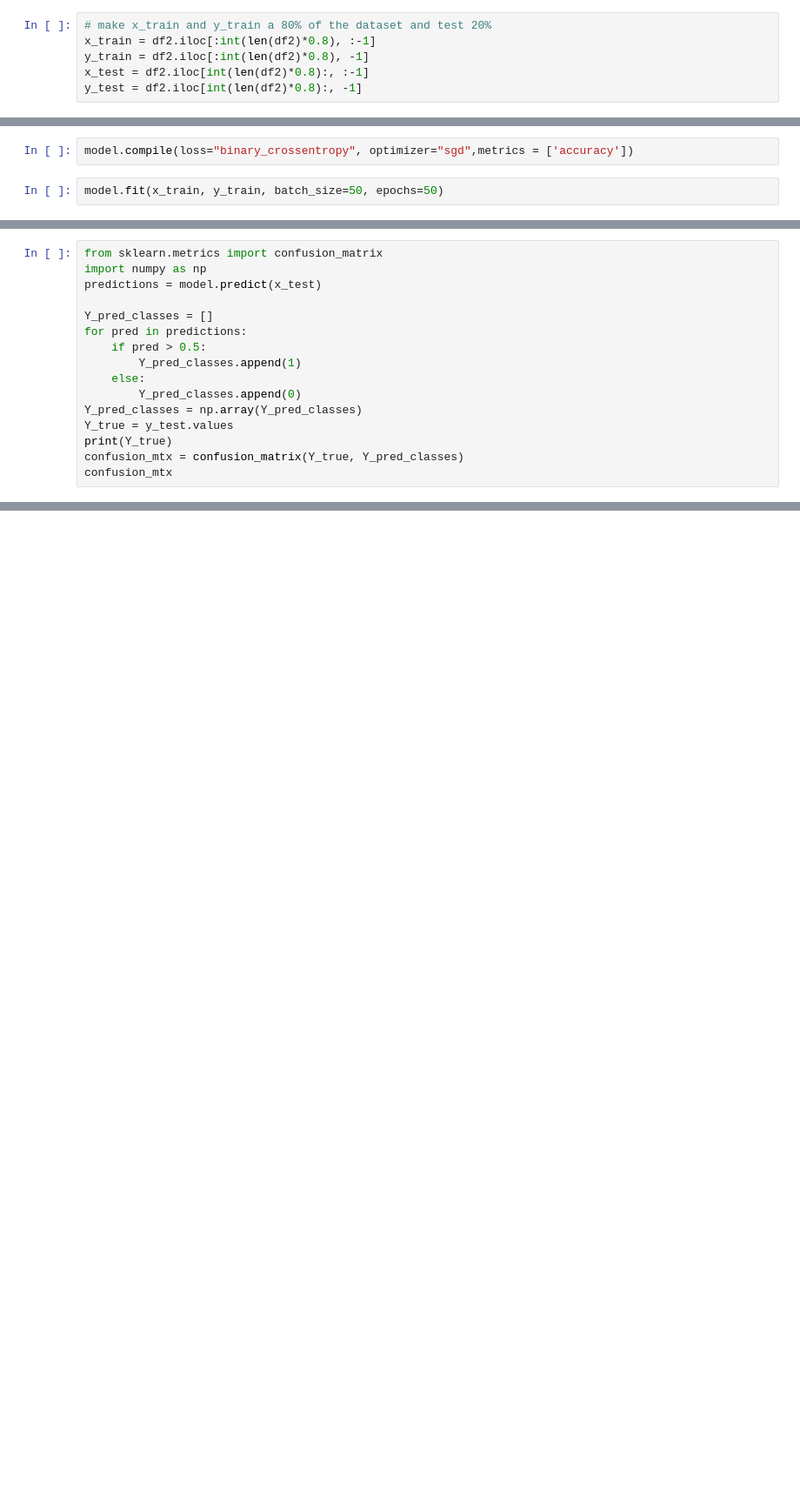
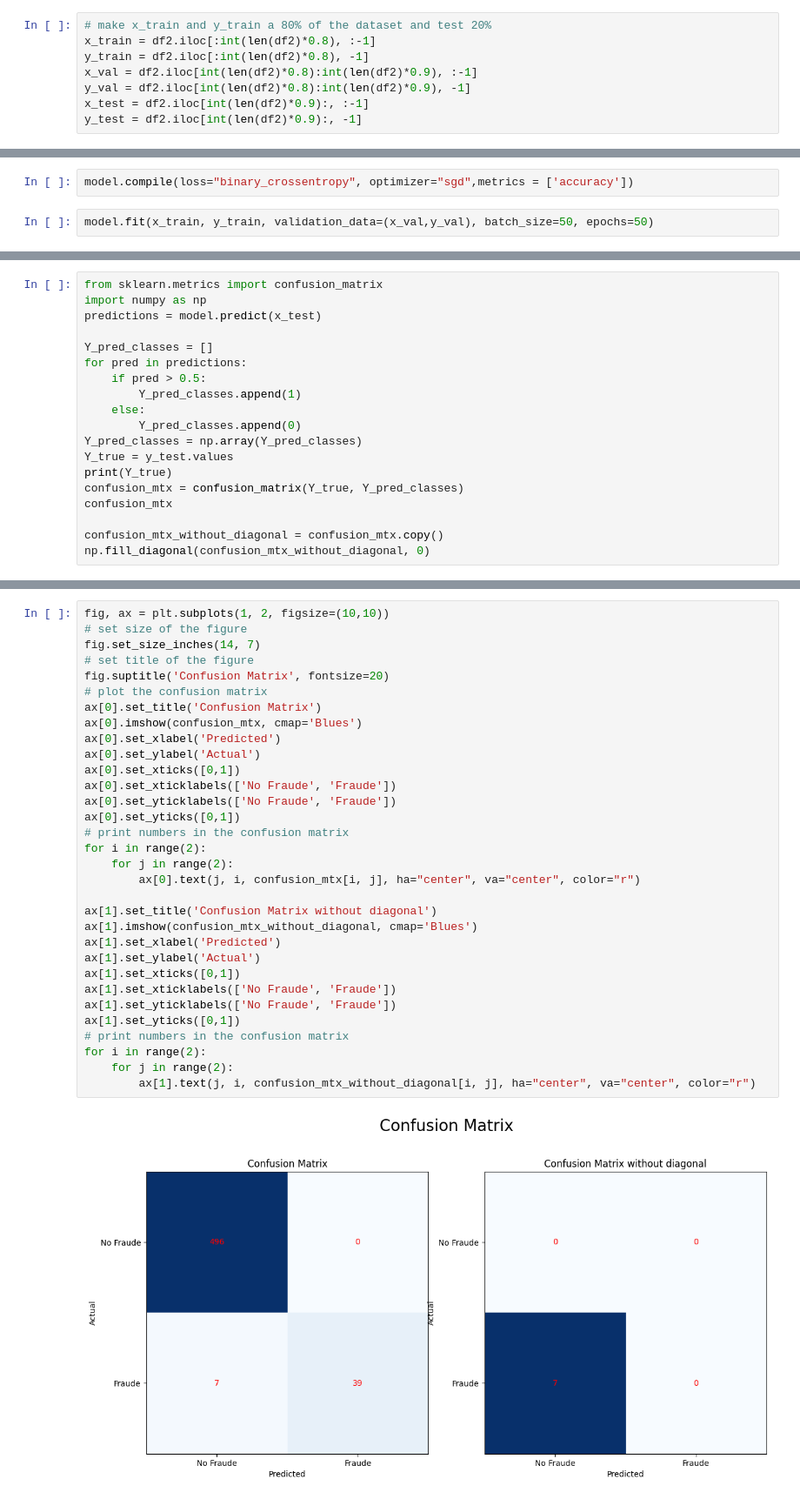
Before and after one commit to braiso-22/credit-card-fraud-detection, a Jupyter notebook: credit-card-fraud-detection-neuronal.ipynb, the cells around one changed output, grey strips where cells are left out. Shown: that part at 87% size. Saved outputs shown, nothing was run; the diff lists cells and outputs as text; blank space fills up the shorter version.

```diff
--- a/credit-card-fraud-detection-neuronal.ipynb
+++ b/credit-card-fraud-detection-neuronal.ipynb
@@ -76,8 +76,10 @@ df2.shape
 # make x_train and y_train a 80% of the dataset and test 20%
 x_train = df2.iloc[:int(len(df2)*0.8), :-1]
 y_train = df2.iloc[:int(len(df2)*0.8), -1]
-x_test = df2.iloc[int(len(df2)*0.8):, :-1]
-y_test = df2.iloc[int(len(df2)*0.8):, -1]
+x_val = df2.iloc[int(len(df2)*0.8):int(len(df2)*0.9), :-1]
+y_val = df2.iloc[int(len(df2)*0.8):int(len(df2)*0.9), -1]
+x_test = df2.iloc[int(len(df2)*0.9):, :-1]
+y_test = df2.iloc[int(len(df2)*0.9):, -1]
 # %% [markdown]
 ## Creacion de la red neuronal
 # %%
@@ -109,5 +111,5 @@ _________________________________________________________________
 # %%
 model.compile(loss="binary_crossentropy", optimizer="sgd",metrics = ['accuracy'])
 # %%
-model.fit(x_train, y_train, batch_size=50, epochs=50)
+model.fit(x_train, y_train, validation_data=(x_val,y_val), batch_size=50, epochs=50)
 # %% [output]
@@ -149,4 +151,7 @@ Y_true = y_test.values
 print(Y_true)
 confusion_mtx = confusion_matrix(Y_true, Y_pred_classes)
 confusion_mtx
+
+confusion_mtx_without_diagonal = confusion_mtx.copy()
+np.fill_diagonal(confusion_mtx_without_diagonal, 0)
 # %% [output]
@@ -168,0 +173,34 @@ plt.yticks([0,1], ['No Fraud', 'Fraud'])
+# %%
+fig, ax = plt.subplots(1, 2, figsize=(10,10))
+# set size of the figure
+fig.set_size_inches(14, 7)
+# set title of the figure
+fig.suptitle('Confusion Matrix', fontsize=20)
+# plot the confusion matrix
+ax[0].set_title('Confusion Matrix')
+ax[0].imshow(confusion_mtx, cmap='Blues')
+ax[0].set_xlabel('Predicted')
+ax[0].set_ylabel('Actual')
+ax[0].set_xticks([0,1])
+ax[0].set_xticklabels(['No Fraude', 'Fraude'])
+ax[0].set_yticklabels(['No Fraude', 'Fraude'])
+ax[0].set_yticks([0,1])
+# print numbers in the confusion matrix
+for i in range(2):
+    for j in range(2):
+        ax[0].text(j, i, confusion_mtx[i, j], ha="center", va="center", color="r")
+
+ax[1].set_title('Confusion Matrix without diagonal')
+ax[1].imshow(confusion_mtx_without_diagonal, cmap='Blues')
+ax[1].set_xlabel('Predicted')
+ax[1].set_ylabel('Actual')
+ax[1].set_xticks([0,1])
+ax[1].set_xticklabels(['No Fraude', 'Fraude'])
+ax[1].set_yticklabels(['No Fraude', 'Fraude'])
+ax[1].set_yticks([0,1])
+# print numbers in the confusion matrix
+for i in range(2):
+    for j in range(2):
+        ax[1].text(j, i, confusion_mtx_without_diagonal[i, j], ha="center", va="center", color="r")
+# %% [output]
+[figure, added]
```
Also changed, not shown: parts of 5 cells of this notebook.
